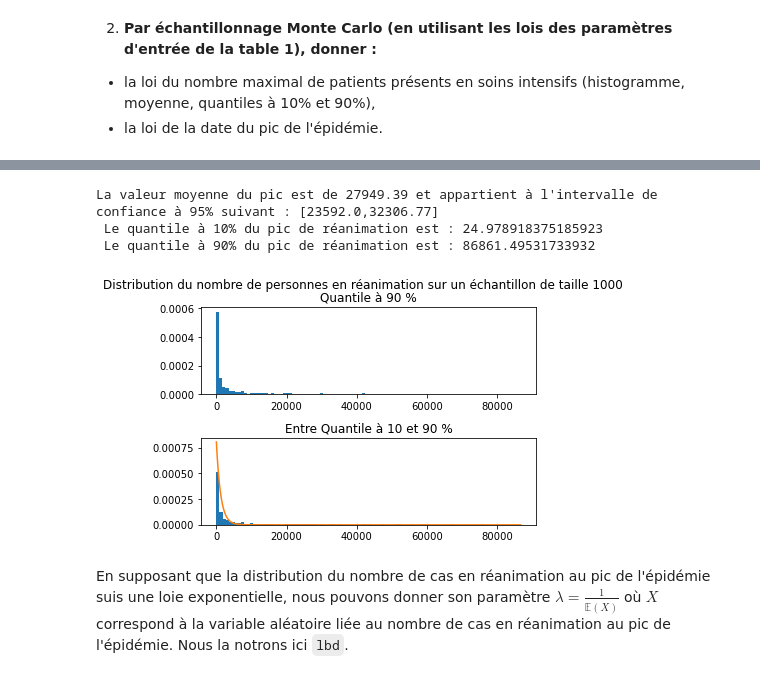
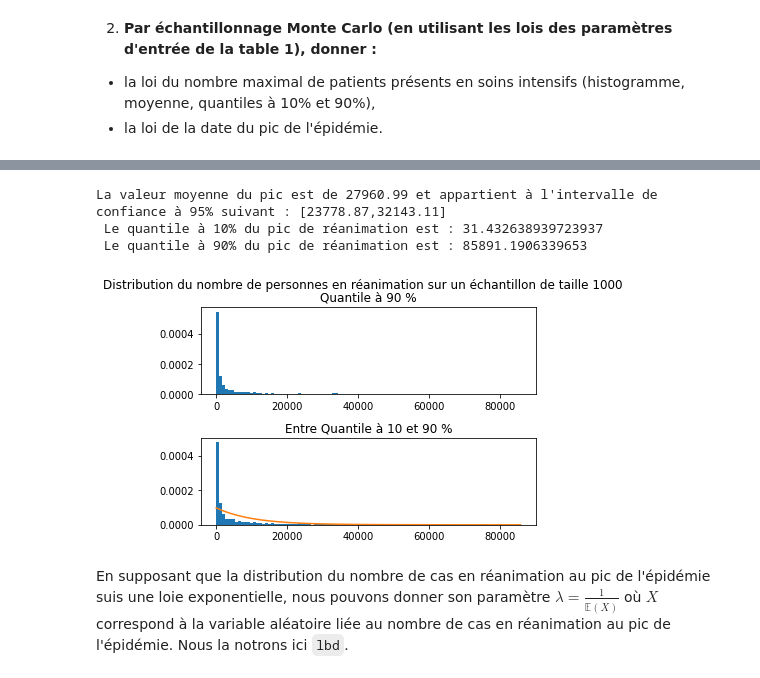
Before and after one commit to SwannChelly/MAP568, a Jupyter notebook: src/Project.ipynb, the cells around one changed output, grey strips where cells are left out. Cells and saved outputs as stored; diff of their text form; code cells hidden in the pictures.

```diff
--- a/src/Project.ipynb
+++ b/src/Project.ipynb
@@ -120,15 +120,14 @@ def resolution_systeme_bis(deltaT,constants, variables, set_size = global_consta
 # %%
 # Analyse des résultats
 
-global_constants['deltaT'] = 0.1
-variables = init_variables(global_constants['deltaT'])
+variables = init_variables()
 constants = compute_constants(variables)
 
 
 syst_CI=array([global_constants['S_0'],variables['I_moins_0'],0,0,0,0,0,0,0,0])
-#simulation=odeint(equa_diff,syst_CI,constants['t'], args = (variables,constants))
-#print(len(simulation))
-simulation = np.transpose(resolution_systeme_bis(global_constants['deltaT'],constants, variables, set_size = global_constants['set_size']))
+simulation=odeint(equa_diff,syst_CI,np.linspace(0,100,1000), args = (variables,constants))
+print(len(simulation))
+#simulation = np.transpose(resolution_systeme_bis(global_constants['deltaT'],constants, variables, set_size = global_constants['set_size']))
 print(simulation.shape)
 #print(len(simulation[::int(1/global_constants['deltaT'])]))
 #print(len(simulation[::int(1/global_constants['deltaT'])]))
@@ -150,7 +150,6 @@ simulation.shape
 - la loi de la date du pic de l'épidémie.
 # %%
 ## Implémentation de la méthode de Monte Carlo classique pour la résolution du système différentiel.
-
 M = 1000
 
 def Monte_Carlo(M, methode):
@@ -177,7 +176,6 @@ def Monte_Carlo(M, methode):
     print(f"Echantillonnage de Monte Carlo sur {M} simulations")
     peak_value,peak_day, pos = [],[], []
     pbar = ProgressBar()
-    global_constants['deltaT'] = 0.1
     for i in pbar(range(M)):
         if methode == 'odeint':
 
@@ -201,5 +199,5 @@ def Monte_Carlo(M, methode):
 
     return (peak_value,peak_day,pos)
 
-peak_value,peak_day,pos = Monte_Carlo(M, methode = 'euler')
+peak_value,peak_day,pos = Monte_Carlo(M, methode = 'odeint')
 # %% [output]
@@ -209,32 +207,32 @@ Echantillonnage de Monte Carlo sur 1000 simulations
 # %%
 mean_value = np.mean(peak_value)
 var_value  = np.var(peak_value)
 q_10 = np.quantile(peak_value, 0.1, axis = None)
 q_70 = np.quantile(peak_value, 0.7, axis = None)
 q_90 = np.quantile(peak_value, 0.9, axis = None)
 print(f"La valeur moyenne du pic est de {round(mean_value,2)} et appartient à l'intervalle de confiance à 95% suivant : [{max(0,round(mean_value-1.96*np.sqrt(var_value/M),2))},{round(mean_value+1.96*np.sqrt(var_value/M),2)}] ")
 print(f" Le quantile à 10% du pic de réanimation est : {q_10}")
 print(f" Le quantile à 90% du pic de réanimation est : {q_90}")
 
 # Compte tenu de la valeur du quantile à 90% nous tronquons donc la liste par soucis de visibilité.
 
 
 fig, axs = plt.subplots(2)
 fig.suptitle(f"Distribution du nombre de personnes en réanimation sur un échantillon de taille {M}")
 axs[0].hist([value for value in peak_value if value < q_90], bins = 100, density = 1)
 axs[0].set_title('Quantile à 90 %')
 axs[1].hist([value for value in peak_value if (value > q_10 and value < q_90)], bins = 100, density = True)
 axs[1].set_title('Entre Quantile à 10 et 90 %')
 x=np.arange(0,max([value for value in peak_value if (value > q_10 and value < q_90)]), 0.01)
 Moy = np.mean([value for value in peak_value if (value > q_10 and value < q_90)])
 Median = np.median([value for value in peak_value if (value > q_10 and value < q_90)])
-axs[1].plot(x,stats.expon.pdf(x, scale=Median), label="densité")
+axs[1].plot(x,stats.expon.pdf(x, scale=Moy), label="densité")
 plt.subplots_adjust(hspace=0.5)
 # %% [output]
-La valeur moyenne du pic est de 27949.39 et appartient à l'intervalle de confiance à 95% suivant : [23592.0,32306.77]
- Le quantile à 10% du pic de réanimation est : 24.978918375185923
- Le quantile à 90% du pic de réanimation est : 86861.49531733932
+La valeur moyenne du pic est de 27960.99 et appartient à l'intervalle de confiance à 95% suivant : [23778.87,32143.11]
+ Le quantile à 10% du pic de réanimation est : 31.432638939723937
+ Le quantile à 90% du pic de réanimation est : 85891.1906339653
-[figure, old version]
+[figure, new version]
 # %% [markdown]
 En supposant que la distribution du nombre de cas en réanimation au pic de l'épidémie suis une loie exponentielle, nous pouvons donner son paramètre $\lambda = \frac{1}{\mathbb{\hat{E}}(X)}$ où $X$ correspond à la variable aléatoire liée au nombre de cas en réanimation au pic de l'épidémie. Nous la notrons ici `lbd`.
 # %%
```
Also changed, not shown: parts of 16 cells of this notebook, 4 other files.
